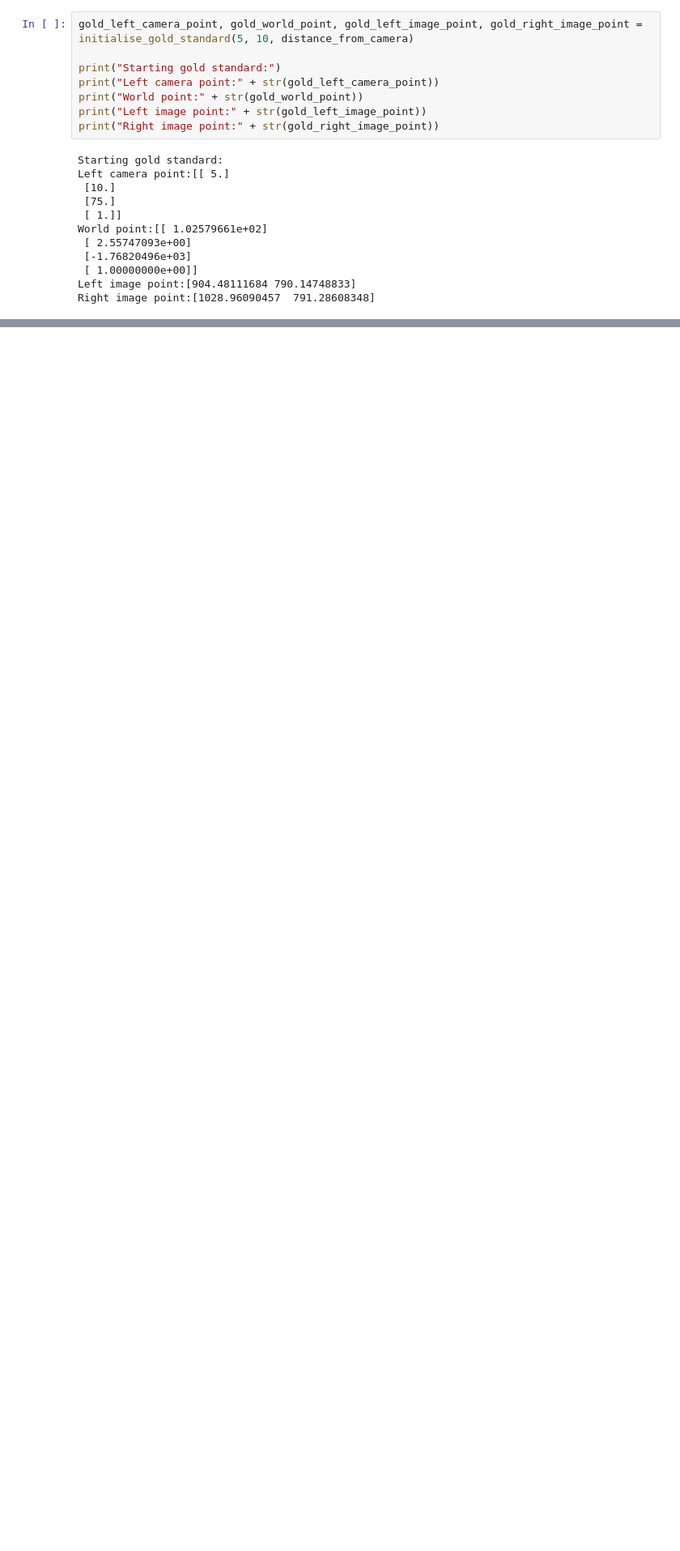
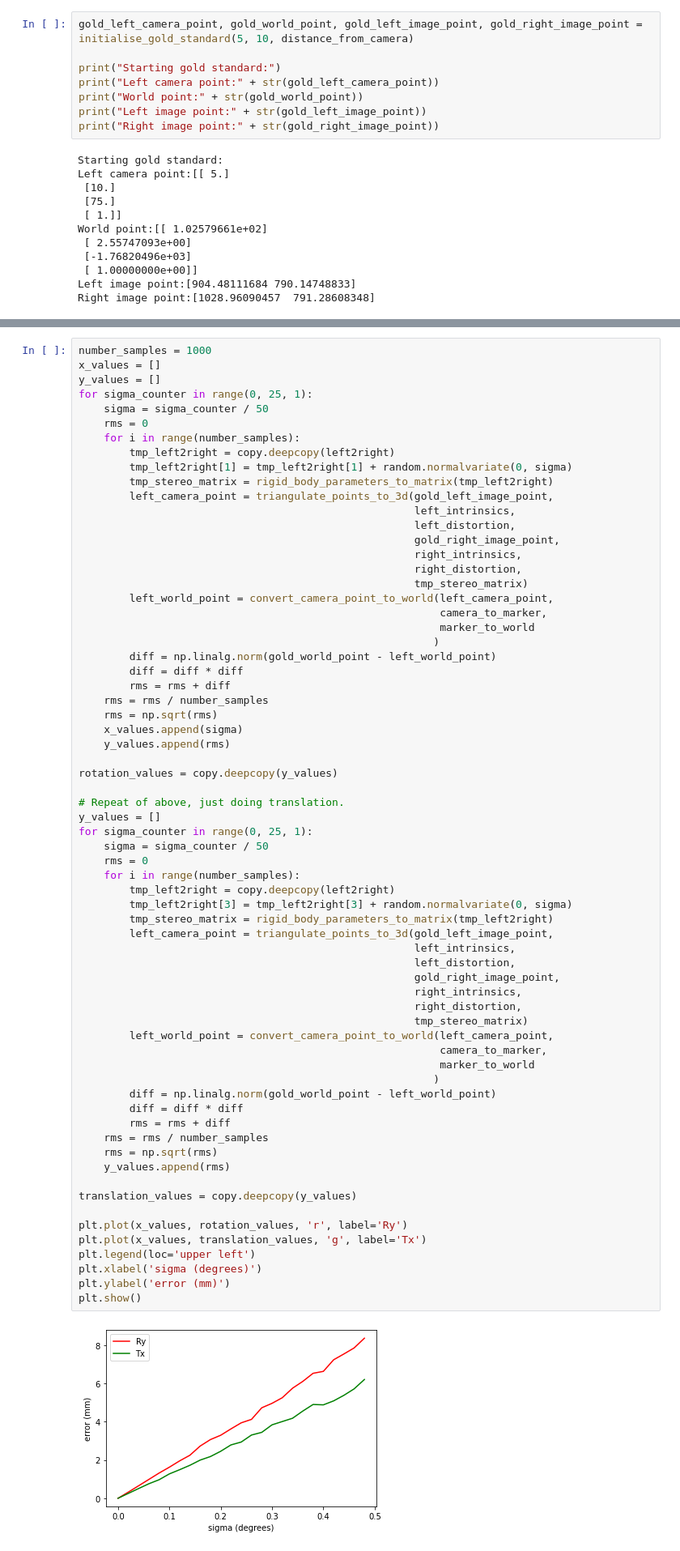
Before and after one commit to UCL/MPHY0026, a Jupyter notebook: doc/notebooks/lap_liver_sim.ipynb, the cells around one changed output, grey strips where cells are left out. Shown: that part at 81% size. Saved outputs shown, nothing was run; the diff lists cells and outputs as text; blank space fills up the shorter version.

```diff
--- a/doc/notebooks/lap_liver_sim.ipynb
+++ b/doc/notebooks/lap_liver_sim.ipynb
@@ -157,0 +221,69 @@ Right image point:[1028.96090457  791.28608348]
+# %%
+number_samples = 1000
+x_values = []
+y_values = []
+for sigma_counter in range(0, 25, 1):
+    sigma = sigma_counter / 50
+    rms = 0
+    for i in range(number_samples):
+        tmp_left2right = copy.deepcopy(left2right)
+        tmp_left2right[1] = tmp_left2right[1] + random.normalvariate(0, sigma)
+        tmp_stereo_matrix = rigid_body_parameters_to_matrix(tmp_left2right)
+        left_camera_point = triangulate_points_to_3d(gold_left_image_point,
+                                                     left_intrinsics,
+                                                     left_distortion,
+                                                     gold_right_image_point,
+                                                     right_intrinsics,
+                                                     right_distortion,
+                                                     tmp_stereo_matrix)
+        left_world_point = convert_camera_point_to_world(left_camera_point,
+                                                         camera_to_marker,
+                                                         marker_to_world
+                                                        )
+        diff = np.linalg.norm(gold_world_point - left_world_point)
+        diff = diff * diff
+        rms = rms + diff
+    rms = rms / number_samples
+    rms = np.sqrt(rms)
+    x_values.append(sigma)
+    y_values.append(rms)
+
+rotation_values = copy.deepcopy(y_values)
+
+# Repeat of above, just doing translation.
+y_values = []
+for sigma_counter in range(0, 25, 1):
+    sigma = sigma_counter / 50
+    rms = 0
+    for i in range(number_samples):
+        tmp_left2right = copy.deepcopy(left2right)
+        tmp_left2right[3] = tmp_left2right[3] + random.normalvariate(0, sigma)
+        tmp_stereo_matrix = rigid_body_parameters_to_matrix(tmp_left2right)
+        left_camera_point = triangulate_points_to_3d(gold_left_image_point,
+                                                     left_intrinsics,
+                                                     left_distortion,
+                                                     gold_right_image_point,
+                                                     right_intrinsics,
+                                                     right_distortion,
+                                                     tmp_stereo_matrix)
+        left_world_point = convert_camera_point_to_world(left_camera_point,
+                                                         camera_to_marker,
+                                                         marker_to_world
+                                                        )
+        diff = np.linalg.norm(gold_world_point - left_world_point)
+        diff = diff * diff
+        rms = rms + diff
+    rms = rms / number_samples
+    rms = np.sqrt(rms)
+    y_values.append(rms)
+
+translation_values = copy.deepcopy(y_values)
+
+plt.plot(x_values, rotation_values, 'r', label='Ry')
+plt.plot(x_values, translation_values, 'g', label='Tx')
+plt.legend(loc='upper left')
+plt.xlabel('sigma (degrees)')
+plt.ylabel('error (mm)')
+plt.show()
+# %% [output]
+[figure, added]
```
Also changed, not shown: parts of 9 cells of this notebook.
